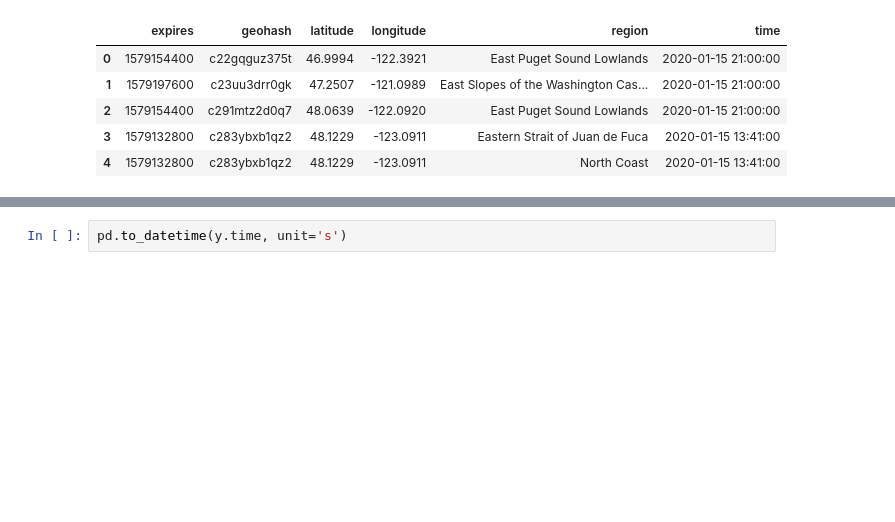
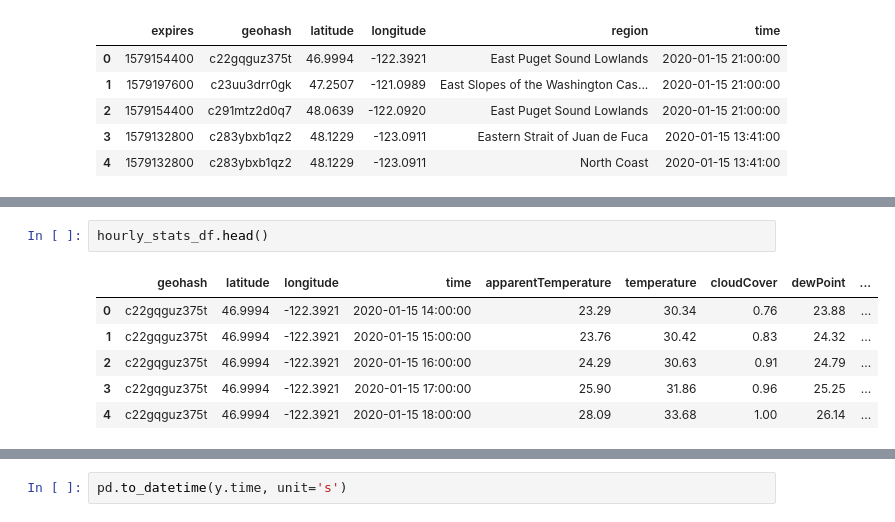
Before and after one commit to dlm6693/dark-sky-integration, a Jupyter notebook: Untitled.ipynb, the cells around one changed output, grey strips where cells are left out. Cells and saved outputs as stored; diff of their text form; blank space fills up the shorter version.

```diff
--- a/Untitled.ipynb
+++ b/Untitled.ipynb
@@ -563,0 +631,9 @@ alerts_df.head()
+# %%
+hourly_stats_df.head()
+# %% [output]
+|  | geohash | latitude | longitude | time | apparentTemperature | temperature | cloudCover | dewPoint | ... |
+| 0 | c22gqguz375t | 46.9994 | -122.3921 | 2020-01-15 14:00:00 | 23.29 | 30.34 | 0.76 | 23.88 | ... |
+| 1 | c22gqguz375t | 46.9994 | -122.3921 | 2020-01-15 15:00:00 | 23.76 | 30.42 | 0.83 | 24.32 | ... |
+| 2 | c22gqguz375t | 46.9994 | -122.3921 | 2020-01-15 16:00:00 | 24.29 | 30.63 | 0.91 | 24.79 | ... |
+| 3 | c22gqguz375t | 46.9994 | -122.3921 | 2020-01-15 17:00:00 | 25.90 | 31.86 | 0.96 | 25.25 | ... |
+| 4 | c22gqguz375t | 46.9994 | -122.3921 | 2020-01-15 18:00:00 | 28.09 | 33.68 | 1.00 | 26.14 | ... |
```
Also changed, not shown: parts of 25 cells of this notebook, 12 other files.
